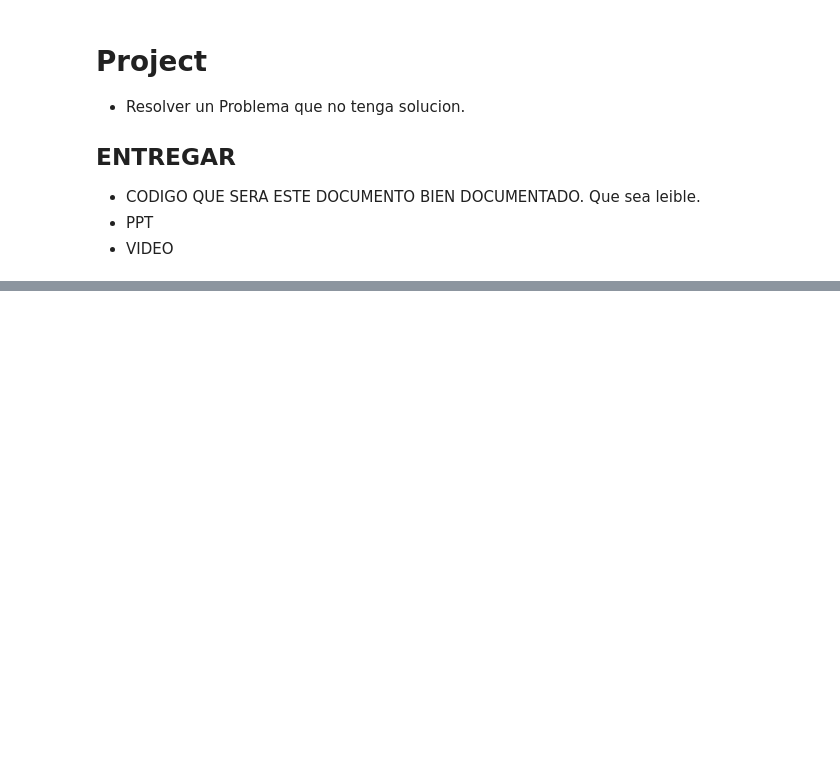
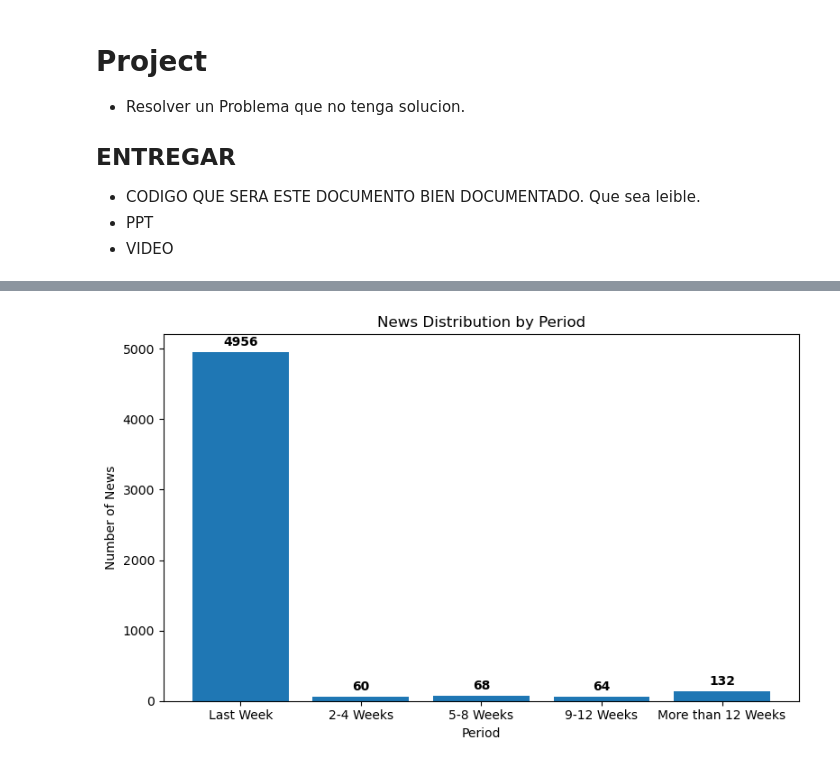
Before and after one commit to Carlos-Sibaja/2025Topics, a Jupyter notebook: Project.ipynb, the cells around one changed output, grey strips where cells are left out. Drawn from its saved outputs; the diff is of its cells as text; code cells hidden in the pictures; blank space fills up the shorter version.

```diff
--- a/Project.ipynb
+++ b/Project.ipynb
@@ -48,0 +65,98 @@ NameError: name 'pd' is not defined
+# %%
+# -------------------------------
+# 📅 Paso 1: Importar librerías
+# -------------------------------
+
+import pandas as pd
+from datetime import datetime, timedelta
+import re
+import matplotlib.pyplot as plt
+
+# -------------------------------
+# 📄 Paso 2: Cargar archivo CSV
+# -------------------------------
+
+df = pd.read_csv('news_data.csv')
+
+# -------------------------------
+# 🔄 Paso 3: Función para convertir fechas relativas
+# -------------------------------
+
+def parse_relative_date(text):
+    text = str(text).lower()
+    today = datetime(2025, 3, 31)
+
+    if 'minute' in text or 'hour' in text or 'just now' in text:
+        return today
+    elif 'day' in text:
+        days = int(re.search(r'(\d+)\s+day', text).group(1))
+        return today - timedelta(days=days)
+    elif 'week' in text:
+        weeks = int(re.search(r'(\d+)\s+week', text).group(1))
+        return today - timedelta(weeks=weeks)
+    elif 'month' in text:
+        months = int(re.search(r'(\d+)\s+month', text).group(1))
+        return today - timedelta(days=months * 30)
+    elif 'year' in text:
+        years = int(re.search(r'(\d+)\s+year', text).group(1))
+        return today - timedelta(days=years * 365)
+    else:
+        return None
+
+# -------------------------------
+# ✅ Paso 4: Aplicar conversión de fechas
+# -------------------------------
+
+df['parsed_date'] = df['Date'].apply(parse_relative_date)
+
+# -------------------------------
+# 📊 Paso 5: Crear las categorías de semanas
+# -------------------------------
+
+today = datetime(2025, 3, 31)
+
+def classify_week_group(date):
+    if pd.isnull(date):
+        return 'Unknown'
+    delta = (today - date).days
+    if delta <= 7:
+        return 'Last Week'
+    elif 8 <= delta <= 28:
+        return '2-4 Weeks'
+    elif 29 <= delta <= 56:
+        return '5-8 Weeks'
+    elif 57 <= delta <= 84:
+        return '9-12 Weeks'
+    elif delta > 84:
+        return 'More than 12 Weeks'
+    else:
+        return 'Unknown'
+
+df['Period'] = df['parsed_date'].apply(classify_week_group)
+
+# -------------------------------
+# 🟣 Paso 6: Distribución de Frecuencias
+# -------------------------------
+
+frequency_by_period = df['Period'].value_counts().reindex(['Last Week', '2-4 Weeks', '5-8 Weeks', '9-12 Weeks', 'More than 12 Weeks'])
+
+# -------------------------------
+# ✅ Paso 7: Gráfico de barras con etiquetas
+# -------------------------------
+
+plt.figure(figsize=(8,5))
+bars = plt.bar(frequency_by_period.index, frequency_by_period.values)
+plt.xlabel('Period')
+plt.ylabel('Number of News')
+plt.title('News Distribution by Period')
+
+# Etiquetas encima de cada barra
+for bar in bars:
+    height = bar.get_height()
+    plt.annotate(f'{int(height)}', xy=(bar.get_x() + bar.get_width() / 2, height),
+                 xytext=(0,3), textcoords="offset points", ha='center', va='bottom', fontsize=10, fontweight='bold')
+
+plt.tight_layout()
+plt.show()
+# %% [output]
+[figure, added]
```
Also changed, not shown: parts of 3 cells of this notebook, 1 other file.
